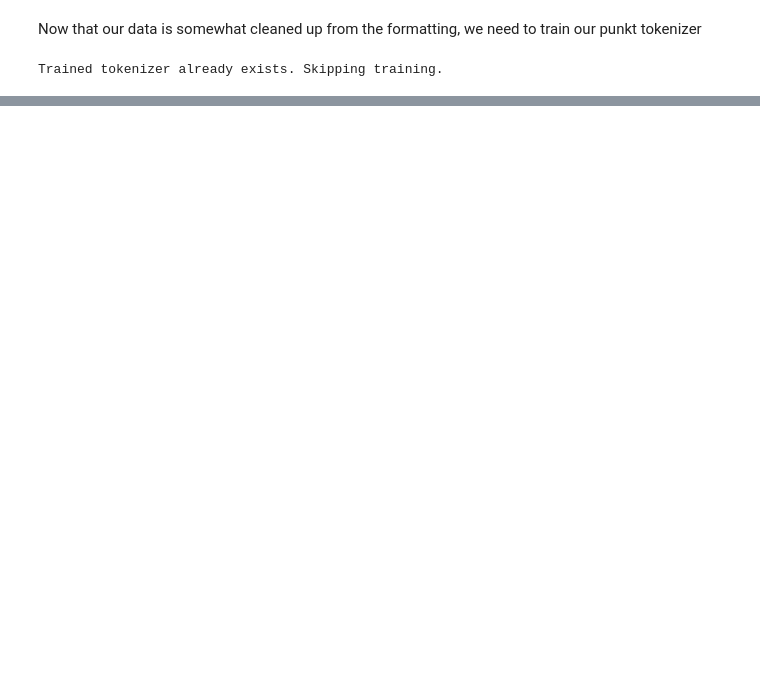
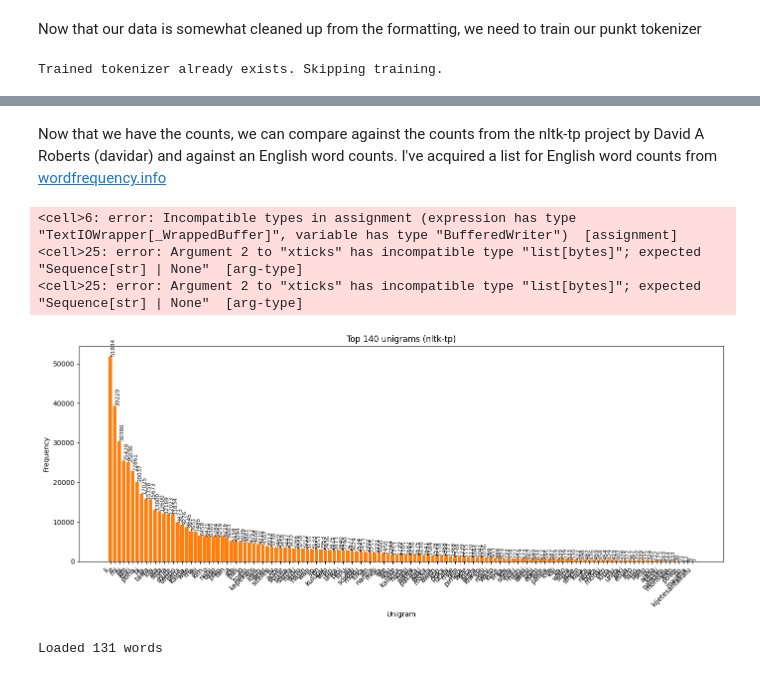
Before and after one commit to timeglitch/Nat-Lang-Proc-Final, a Jupyter notebook: Main.ipynb, the cells around one changed output, grey strips where cells are left out. Saved outputs shown, nothing was run; the diff lists cells and outputs as text; code cells hidden in the pictures; blank space fills up the shorter version.

```diff
--- a/Main.ipynb
+++ b/Main.ipynb
@@ -154,0 +294,46 @@ noka luka tu wan li lon sijelo pi kala sike kin
+# %% [markdown]
+Now that we have the counts, we can compare against the counts from the nltk-tp project by David A Roberts (davidar) and against an English word counts. I've acquired a list for English word counts from [wordfrequency.info](https://www.wordfrequency.info/samples.asp)
+# %%
+# Load and plot nltk-tp 1-gram frequencies
+NLTK_1GRAM_FILE_PATH = "./nltk-tp/words.txt"
+
+# Parse the file
+nltk_words_dict = {}
+with open(NLTK_1GRAM_FILE_PATH, 'r', encoding='utf-8') as f:
+    for line in f:
+        line = line.strip()
+        if line[0]== '#' or not line:
+            continue
+        parts = line.split()
+        if len(parts) >= 2:
+            count = int(parts[0])
+            word = parts[1]
+            nltk_words_dict[word] = count
+print(f"Loaded {len(nltk_words_dict)} words")
+
+
+# Plot nltk-tp data
+top_n = 140 #there are only 131 entries in words.txt, but thats ok
+nltk_common = sorted(nltk_words_dict.items(), key=lambda x: x[1], reverse=True)[:top_n]
+nltk_labels = [w for w, _ in nltk_common]
+nltk_counts = [c for _, c in nltk_common]
+
+plt.figure(figsize=(14, 6))
+plt.bar(range(len(nltk_labels)), nltk_counts, color='C1')
+plt.xticks(range(len(nltk_labels)), nltk_labels, rotation=45, ha='right')
+plt.title(f"Top {top_n} unigrams (nltk-tp)")
+plt.xlabel("Unigram")
+plt.ylabel("Frequency")
+
+# annotate bars with counts
+for i, c in enumerate(nltk_counts):
+    plt.text(i, c, str(c), rotation=90, va='bottom', fontsize=8)
+
+plt.tight_layout()
+plt.show()
+# %% [output]
+<cell>6: error: Incompatible types in assignment (expression has type "TextIOWrapper[_WrappedBuffer]", variable has type "BufferedWriter")  [assignment]
+<cell>25: error: Argument 2 to "xticks" has incompatible type "list[bytes]"; expected "Sequence[str] | None"  [arg-type]
+<cell>25: error: Argument 2 to "xticks" has incompatible type "list[bytes]"; expected "Sequence[str] | None"  [arg-type]
+[figure, added]
+Loaded 131 words
```
Also changed, not shown: parts of 8 cells of this notebook, 3 other files.
